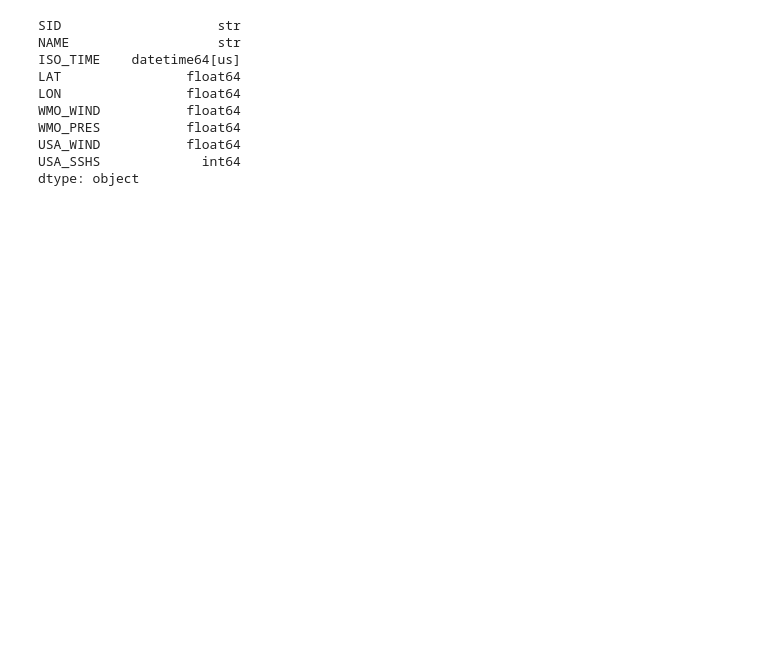
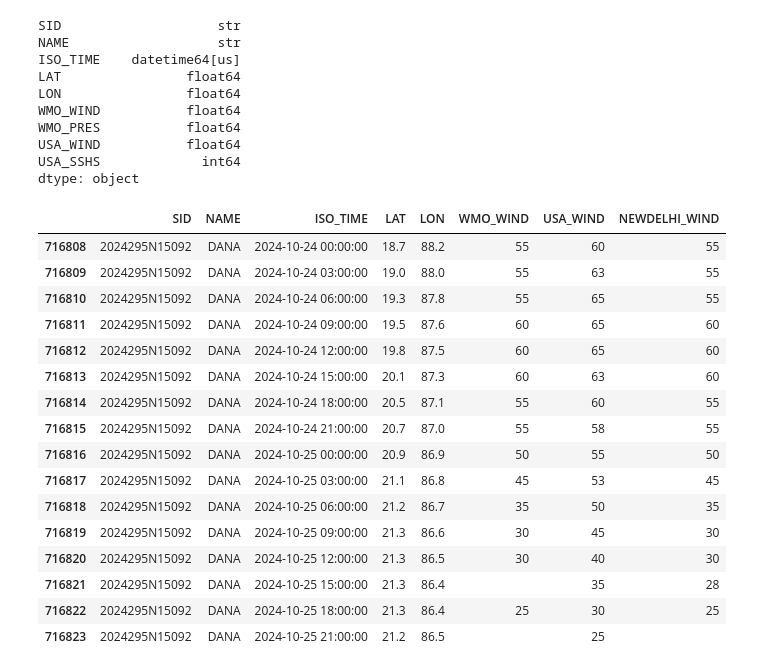
Before and after one commit to Sreoshh/tropical-cyclone-detection, a Jupyter notebook: data/notebooks/01_data_exploration.ipynb, the cells around one changed output. Saved outputs shown, nothing was run; the diff lists cells and outputs as text; code cells hidden in the pictures; blank space fills up the shorter version.

```diff
--- a/data/notebooks/01_data_exploration.ipynb
+++ b/data/notebooks/01_data_exploration.ipynb
@@ -313,3 +313,45 @@ if not storm_counts.empty:
     plt.show()
 else:
     print("No suitable cyclone track found.")
+# %%
+import pandas as pd
+
+df = pd.read_csv("../raw/ibtracs.ALL.list.v04r01.csv", low_memory=False)
+
+# Convert the observation time to datetime
+# Parse timestamps consistently
+df["ISO_TIME"] = pd.to_datetime(
+    df["ISO_TIME"], format="mixed", errors="coerce"
+)
+
+# Filter for the North Indian Ocean
+nio = df[df["BASIN"] == "NI"].copy()
+
+# Select observations from 24–25 October 2024
+check = nio[
+    (nio["ISO_TIME"] >= "2024-10-24") &
+    (nio["ISO_TIME"] < "2024-10-26")
+]
+
+check[
+    ["SID", "NAME", "ISO_TIME", "LAT", "LON",
+     "WMO_WIND", "USA_WIND", "NEWDELHI_WIND"]
+].head(20)
+# %% [output]
+|  | SID | NAME | ISO_TIME | LAT | LON | WMO_WIND | USA_WIND | NEWDELHI_WIND |
+| 716808 | 2024295N15092 | DANA | 2024-10-24 00:00:00 | 18.7 | 88.2 | 55 | 60 | 55 |
+| 716809 | 2024295N15092 | DANA | 2024-10-24 03:00:00 | 19.0 | 88.0 | 55 | 63 | 55 |
+| 716810 | 2024295N15092 | DANA | 2024-10-24 06:00:00 | 19.3 | 87.8 | 55 | 65 | 55 |
+| 716811 | 2024295N15092 | DANA | 2024-10-24 09:00:00 | 19.5 | 87.6 | 60 | 65 | 60 |
+| 716812 | 2024295N15092 | DANA | 2024-10-24 12:00:00 | 19.8 | 87.5 | 60 | 65 | 60 |
+| 716813 | 2024295N15092 | DANA | 2024-10-24 15:00:00 | 20.1 | 87.3 | 60 | 63 | 60 |
+| 716814 | 2024295N15092 | DANA | 2024-10-24 18:00:00 | 20.5 | 87.1 | 55 | 60 | 55 |
+| 716815 | 2024295N15092 | DANA | 2024-10-24 21:00:00 | 20.7 | 87.0 | 55 | 58 | 55 |
+| 716816 | 2024295N15092 | DANA | 2024-10-25 00:00:00 | 20.9 | 86.9 | 50 | 55 | 50 |
+| 716817 | 2024295N15092 | DANA | 2024-10-25 03:00:00 | 21.1 | 86.8 | 45 | 53 | 45 |
+| 716818 | 2024295N15092 | DANA | 2024-10-25 06:00:00 | 21.2 | 86.7 | 35 | 50 | 35 |
+| 716819 | 2024295N15092 | DANA | 2024-10-25 09:00:00 | 21.3 | 86.6 | 30 | 45 | 30 |
+| 716820 | 2024295N15092 | DANA | 2024-10-25 12:00:00 | 21.3 | 86.5 | 30 | 40 | 30 |
+| 716821 | 2024295N15092 | DANA | 2024-10-25 15:00:00 | 21.3 | 86.4 |  | 35 | 28 |
+| 716822 | 2024295N15092 | DANA | 2024-10-25 18:00:00 | 21.3 | 86.4 | 25 | 30 | 25 |
+| 716823 | 2024295N15092 | DANA | 2024-10-25 21:00:00 | 21.2 | 86.5 |  | 25 |  |
```
Also changed, not shown: parts of 7 cells of this notebook, 2 other files.
